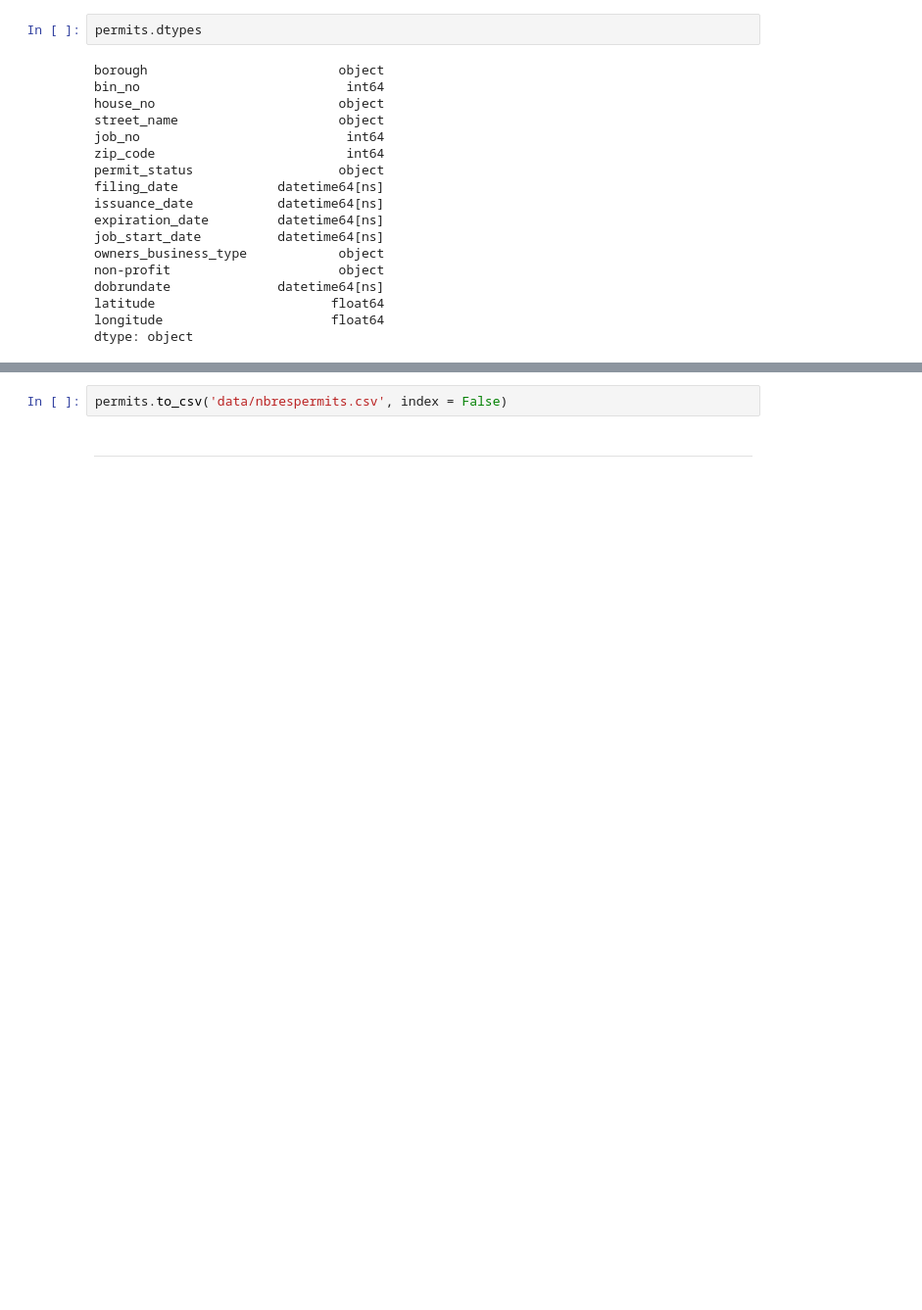
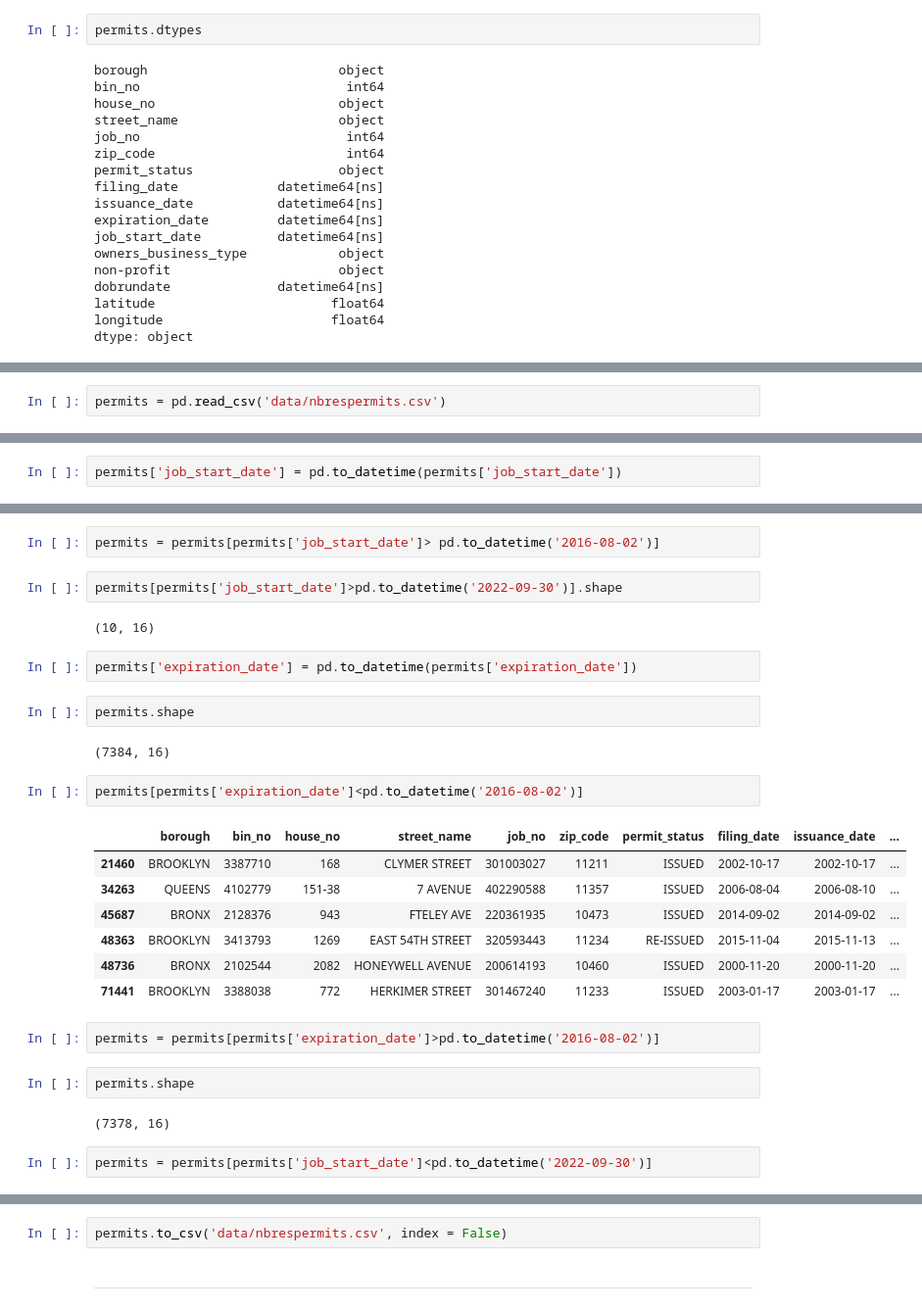
Before and after one commit to lmdunn/nycpermits, a Jupyter notebook: 01-1_cleaning_permits.ipynb, the cells around one changed output, grey strips where cells are left out. Shown at 98% size. Drawn from its saved outputs; the diff is of its cells as text; blank space fills up the shorter version.

```diff
--- a/cleaning_permits.ipynb
+++ b/01-1_cleaning_permits.ipynb
@@ -794,0 +798,2 @@ dtype: object
+# %%
+permits = pd.read_csv('data/nbrespermits.csv')
@@ -794,0 +820,2 @@ dtype: object
+# %%
+permits['job_start_date'] = pd.to_datetime(permits['job_start_date'])
@@ -794,0 +837,30 @@ dtype: object
+# %%
+permits = permits[permits['job_start_date']> pd.to_datetime('2016-08-02')]
+# %%
+permits[permits['job_start_date']>pd.to_datetime('2022-09-30')].shape
+# %% [output]
+(10, 16)
+# %%
+permits['expiration_date'] = pd.to_datetime(permits['expiration_date'])
+# %%
+permits.shape
+# %% [output]
+(7384, 16)
+# %%
+permits[permits['expiration_date']<pd.to_datetime('2016-08-02')]
+# %% [output]
+|  | borough | bin_no | house_no | street_name | job_no | zip_code | permit_status | filing_date | issuance_date | ... |
+| 21460 | BROOKLYN | 3387710 | 168 | CLYMER STREET | 301003027 | 11211 | ISSUED | 2002-10-17 | 2002-10-17 | ... |
+| 34263 | QUEENS | 4102779 | 151-38 | 7 AVENUE | 402290588 | 11357 | ISSUED | 2006-08-04 | 2006-08-10 | ... |
+| 45687 | BRONX | 2128376 | 943 | FTELEY AVE | 220361935 | 10473 | ISSUED | 2014-09-02 | 2014-09-02 | ... |
+| 48363 | BROOKLYN | 3413793 | 1269 | EAST 54TH STREET | 320593443 | 11234 | RE-ISSUED | 2015-11-04 | 2015-11-13 | ... |
+| 48736 | BRONX | 2102544 | 2082 | HONEYWELL AVENUE | 200614193 | 10460 | ISSUED | 2000-11-20 | 2000-11-20 | ... |
+| 71441 | BROOKLYN | 3388038 | 772 | HERKIMER STREET | 301467240 | 11233 | ISSUED | 2003-01-17 | 2003-01-17 | ... |
+# %%
+permits = permits[permits['expiration_date']>pd.to_datetime('2016-08-02')]
+# %%
+permits.shape
+# %% [output]
+(7378, 16)
+# %%
+permits = permits[permits['job_start_date']<pd.to_datetime('2022-09-30')]
```
Also changed, not shown: parts of 19 cells of this notebook, 21 other files.
